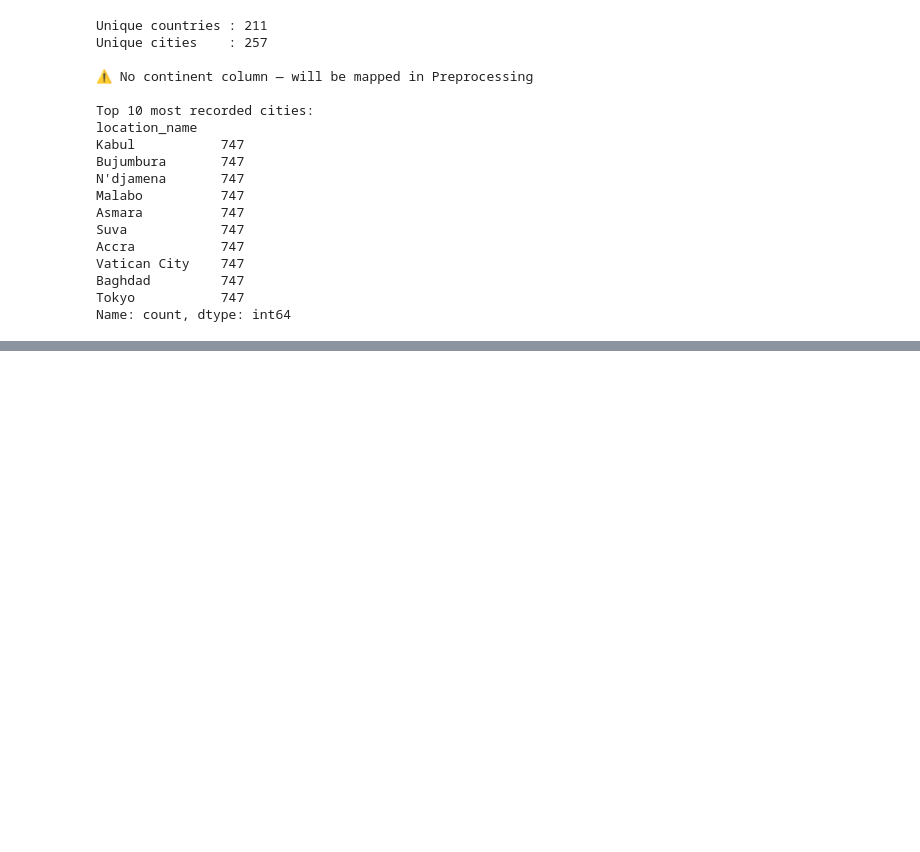
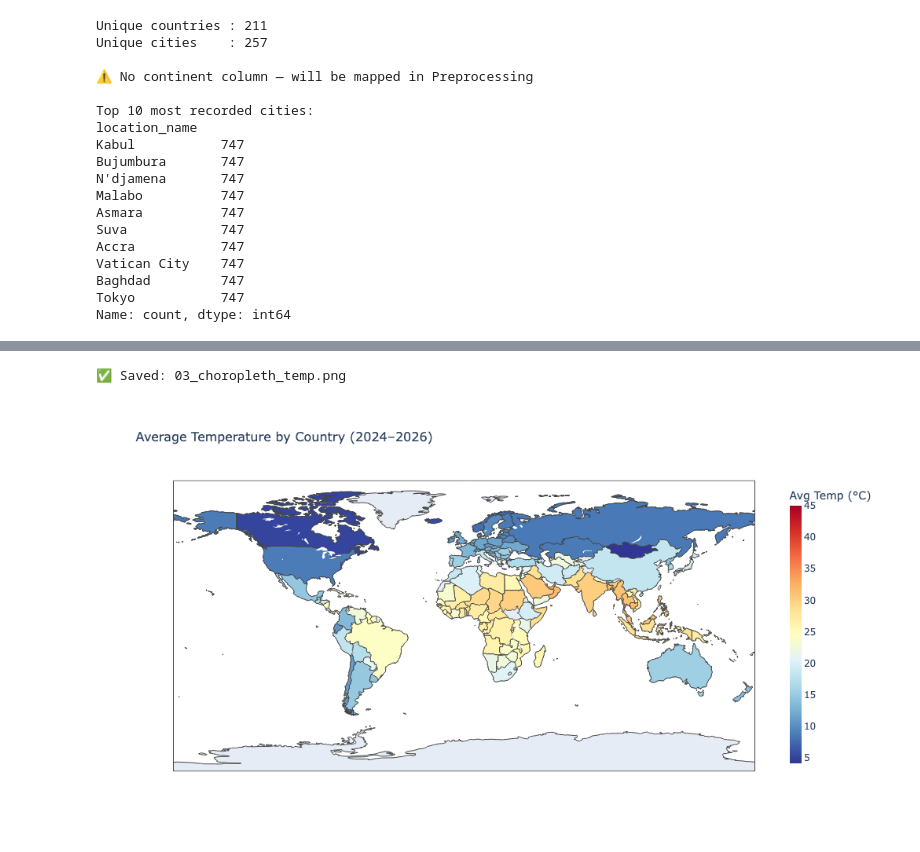
Before and after one commit to Rehaan-2006/weather-trend-forecasting, a Jupyter notebook: notebooks/01_eda.ipynb, the cells around one changed output, grey strips where cells are left out. Saved outputs shown, nothing was run; the diff lists cells and outputs as text; code cells hidden in the pictures; blank space fills up the shorter version.

```diff
--- a/notebooks/01_eda.ipynb
+++ b/notebooks/01_eda.ipynb
@@ -114,0 +264,27 @@ Name: count, dtype: int64
+# %%
+import plotly.express as px
+
+country_temp = (df.groupby('country')['temperature_celsius']
+                  .mean().reset_index()
+                  .rename(columns={'temperature_celsius': 'avg_temp'}))
+
+fig = px.choropleth(
+    country_temp,
+    locations='country',
+    locationmode='country names',
+    color='avg_temp',
+    color_continuous_scale='RdYlBu_r',
+    title='Average Temperature by Country (2024–2026)',
+    labels={'avg_temp': 'Avg Temp (°C)'},
+    width=1000, height=550
+)
+fig.update_layout(title_font_size=16, coloraxis_colorbar=dict(thickness=15))
+try:
+    fig.write_image('../outputs/03_choropleth_temp.png', scale=2)
+    print("✅ Saved: 03_choropleth_temp.png")
+except Exception as e:
+    print(f"⚠️ PNG save failed: {e} — showing inline only")
+fig.show()
+# %% [output]
+✅ Saved: 03_choropleth_temp.png
+[figure, added]
```
Also changed, not shown: parts of 5 cells of this notebook.
